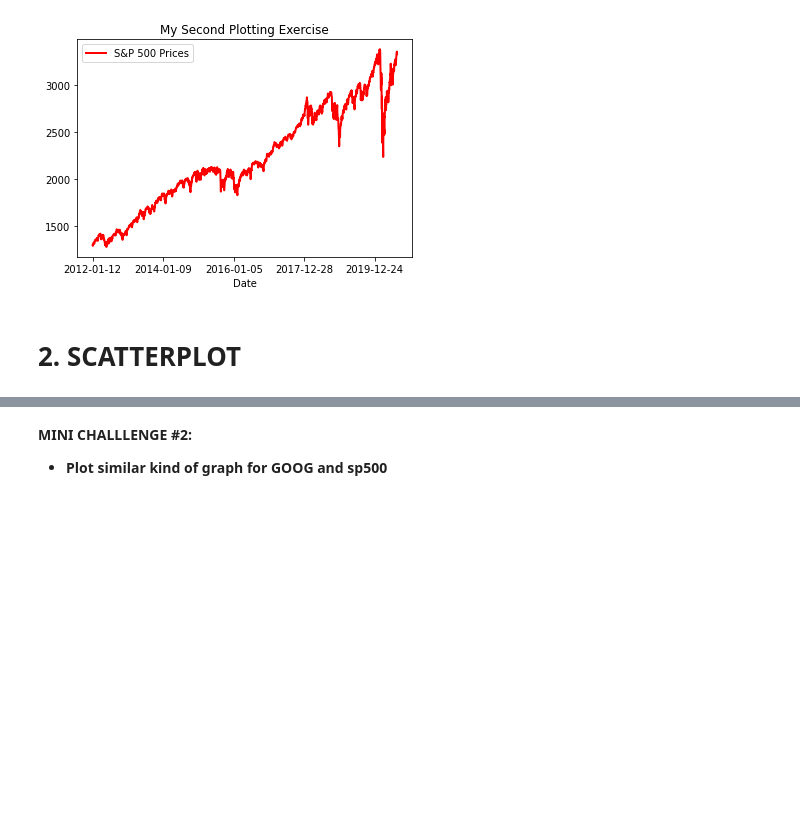
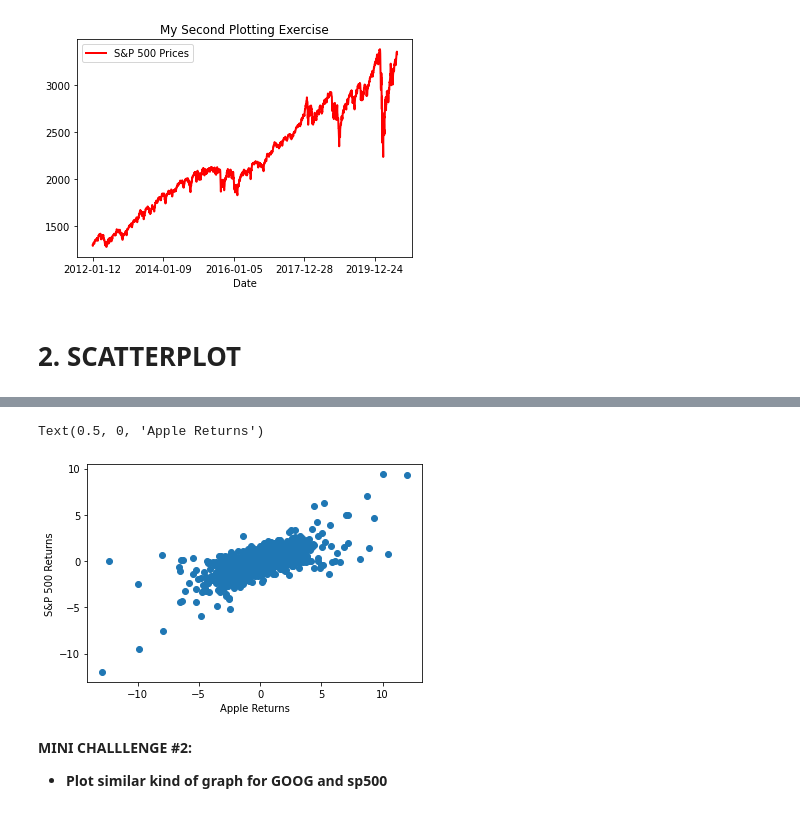
Before and after one commit to KishalayP/Part-1.-Python-Programming-Fundamentals, a Jupyter notebook: 9. Python 101 - Data Visualization with matplotlib - Skeleton b4 filming.ipynb, the cells around one changed output, grey strips where cells are left out. Saved outputs shown, nothing was run; the diff lists cells and outputs as text; code cells hidden in the pictures; blank space fills up the shorter version.

Commit message:
Part 2 Done.

```diff
--- a/9. Python 101 - Data Visualization with matplotlib - Skeleton b4 filming.ipynb
+++ b/9. Python 101 - Data Visualization with matplotlib - Skeleton b4 filming.ipynb
@@ -66,0 +48,4 @@ Text(0.5, 1.0, 'My Second Plotting Exercise')
+# %%
+# Read daily return data using pandas
+daily_return_df=pd.read_csv("D:\Python+for+Financial+Analysis+-+Course+Package\Part 1. Python Programming Fundamentals\daily_returns.csv")
+daily_return_df
@@ -67,3 +66,12 @@ Text(0.5, 1.0, 'My Second Plotting Exercise')
+# %%
+x=daily_return_df['AAPL']
+y=daily_return_df['sp500']
+plt.scatter(x,y)
+plt.ylabel('S&P 500 Returns')
+plt.xlabel('Apple Returns')
+# %% [output]
+Text(0.5, 0, 'Apple Returns')
+[figure, added]
 # %% [markdown]
 **MINI CHALLLENGE #2:**
 - **Plot similar kind of graph for GOOG and sp500**
```
Also changed, not shown: parts of 26 cells of this notebook, 1 other file.
